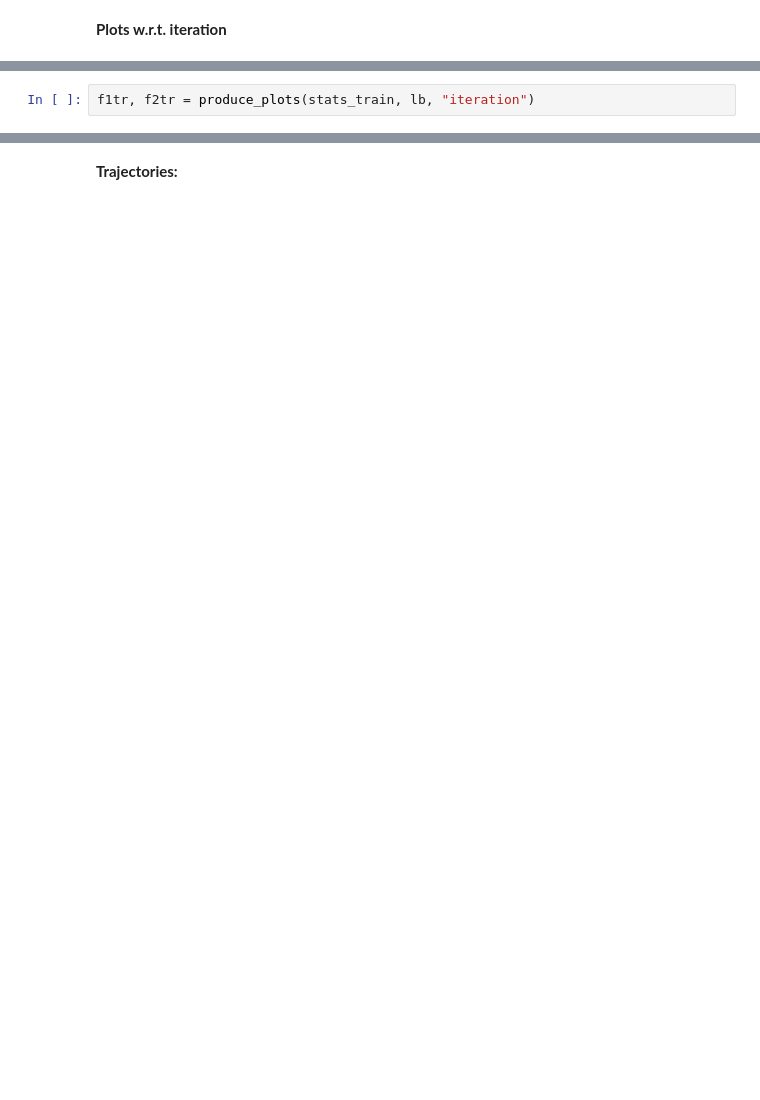
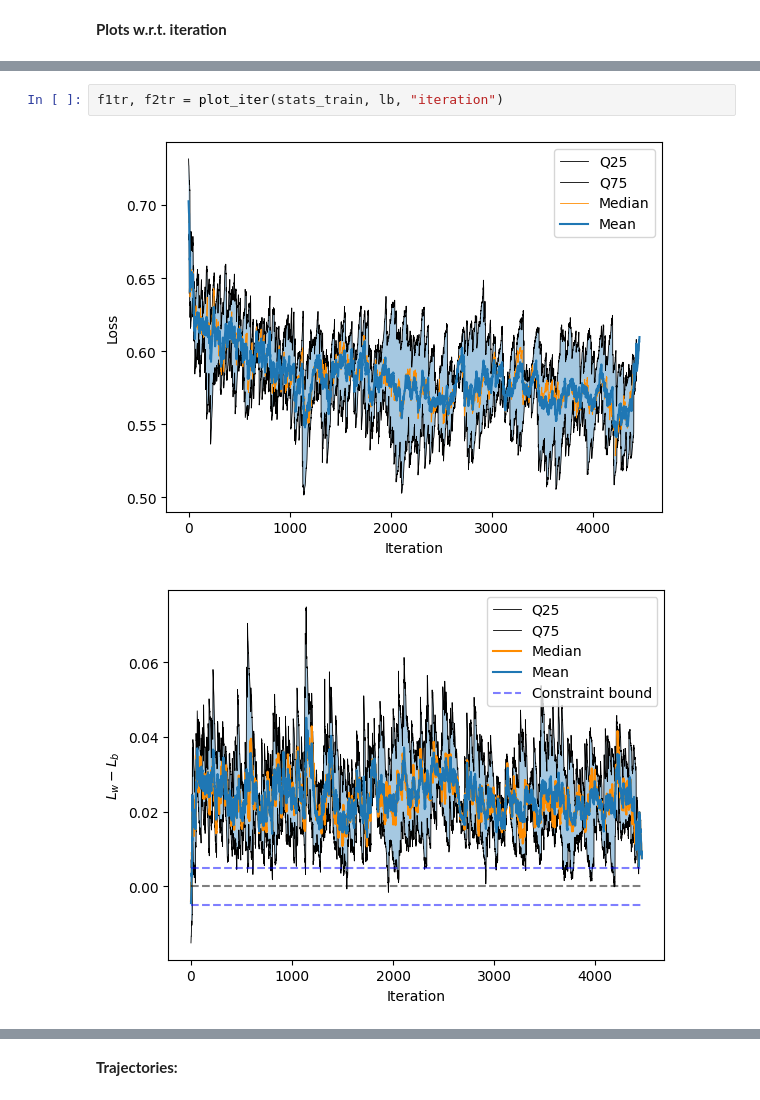
Before and after one commit to humancompatible/train, a Jupyter notebook: experiments/algo_plots.ipynb, the cells around one changed output, grey strips where cells are left out. Saved outputs shown, nothing was run; the diff lists cells and outputs as text; blank space fills up the shorter version.

```diff
--- a/experiments/algo_plots.ipynb
+++ b/experiments/algo_plots.ipynb
@@ -304,3 +74,6 @@ stats_train[["trial", "iteration"]].groupby(by="trial").max().mean()
 # %%
-f1tr, f2tr = produce_plots(stats_train, lb, "iteration")
+f1tr, f2tr = plot_iter(stats_train, lb, "iteration")
+# %% [output]
+[figure, added]
+[figure, added]
 # %%
```
Also changed, not shown: parts of 14 cells of this notebook, 5 other files.
